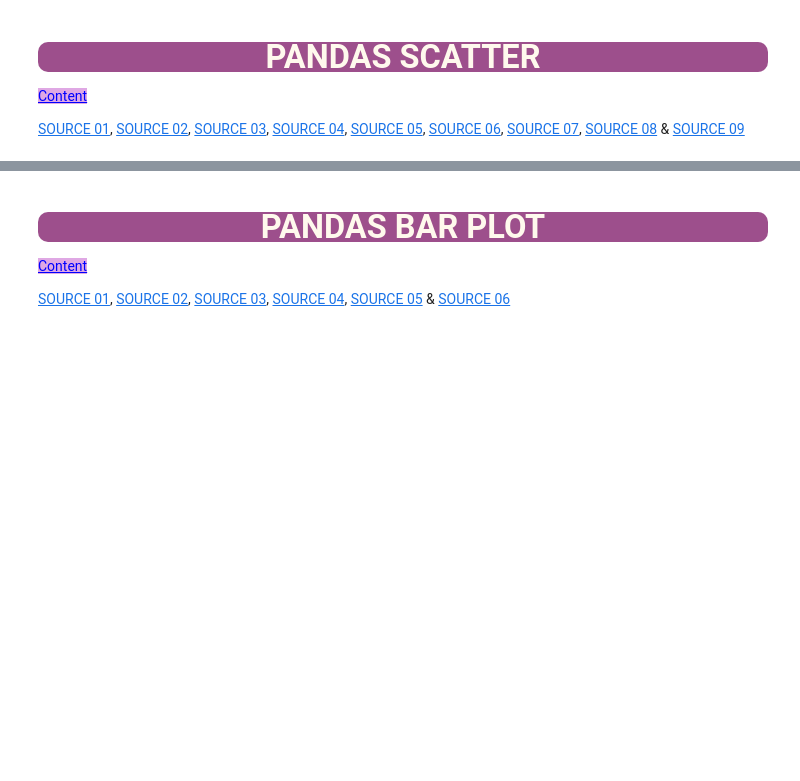
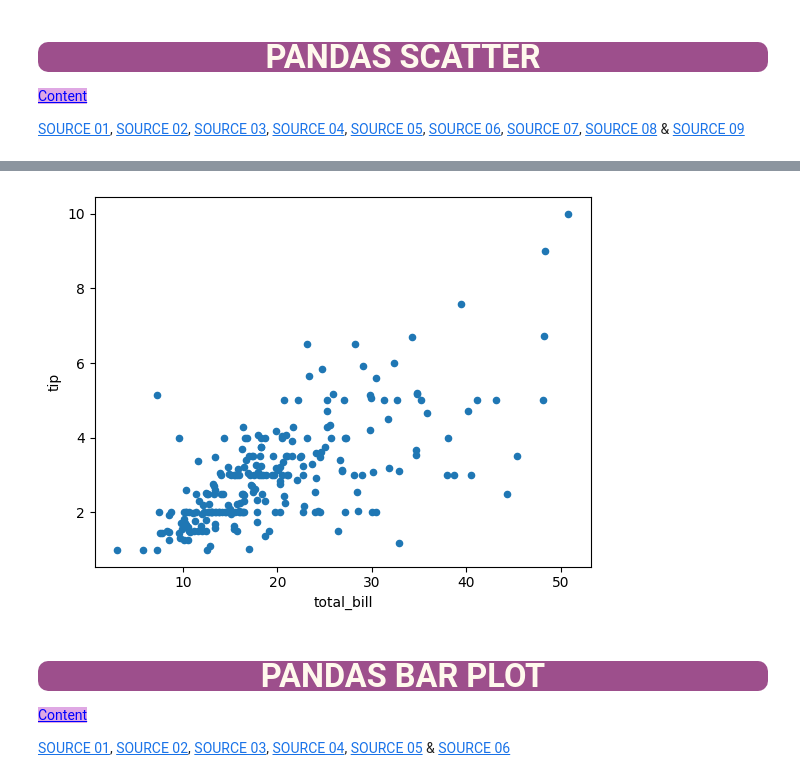
Before and after one commit to SabahattinCag/DataVisualization, a Jupyter notebook: Lecture_Notes/DVwPy_S02_Matplotlib_Part02 & Pandas.ipynb.ipynb, the cells around one changed output, grey strips where cells are left out. Cells and saved outputs as stored; diff of their text form; code cells hidden in the pictures; blank space fills up the shorter version.

```diff
--- a/Lecture_Notes/DVwPy_S02_Matplotlib_Part02 & Pandas.ipynb.ipynb
+++ b/Lecture_Notes/DVwPy_S02_Matplotlib_Part02 & Pandas.ipynb.ipynb
@@ -1305,3 +1326,7 @@ style="color:blue; background-color:#dfa8e4" data-toggle="popover">Content</a>
+# %%
+tips.plot(kind="scatter", x="total_bill", y="tip");
+# %% [output]
+[figure, added]
 # %% [markdown]
 ## <p style="background-color:#9d4f8c; font-family:newtimeroman; color:#FFF9ED; font-size:150%; text-align:center; border-radius:10px 10px;">PANDAS BAR PLOT</p>
 
```
Also changed, not shown: parts of 39 cells of this notebook, 1 other file.
